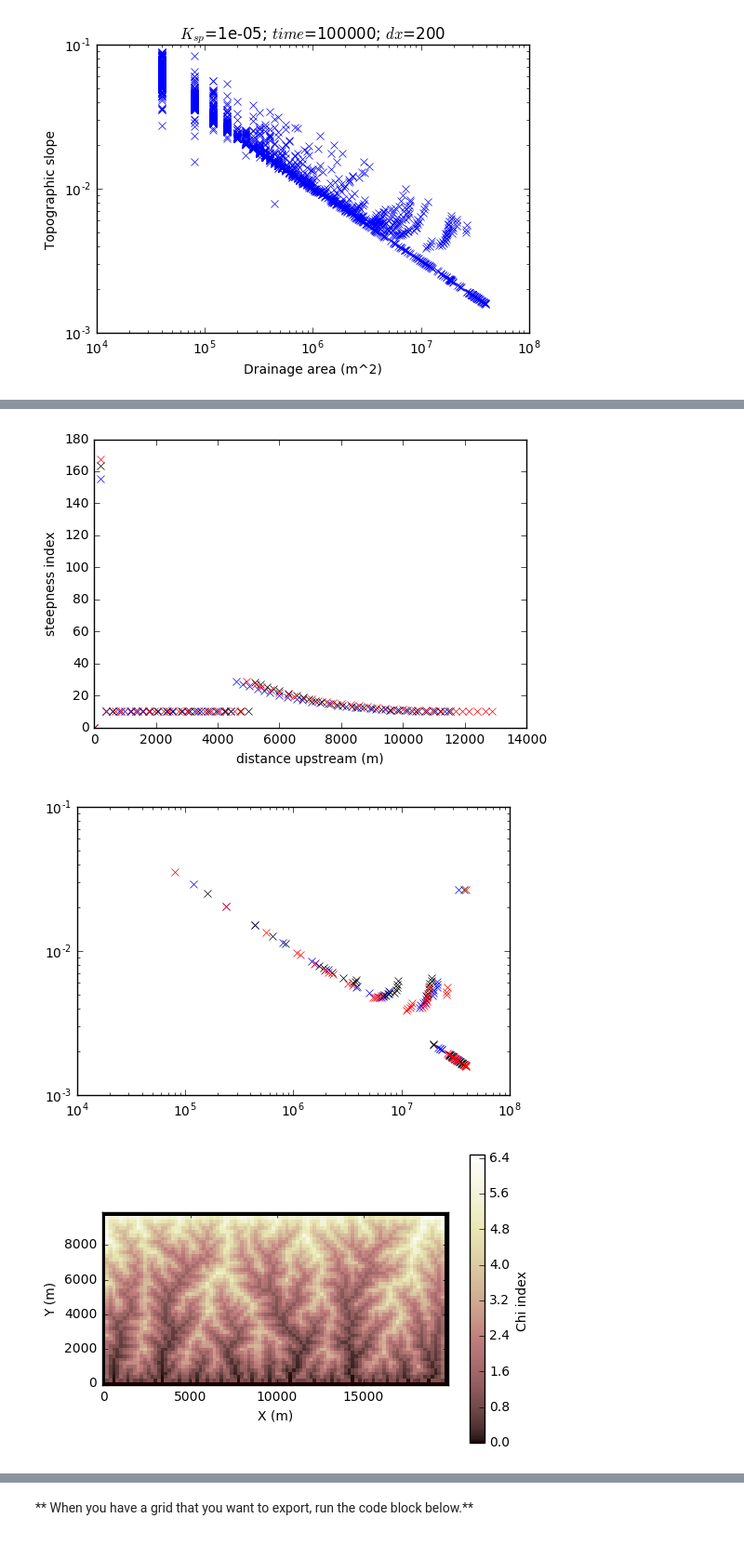
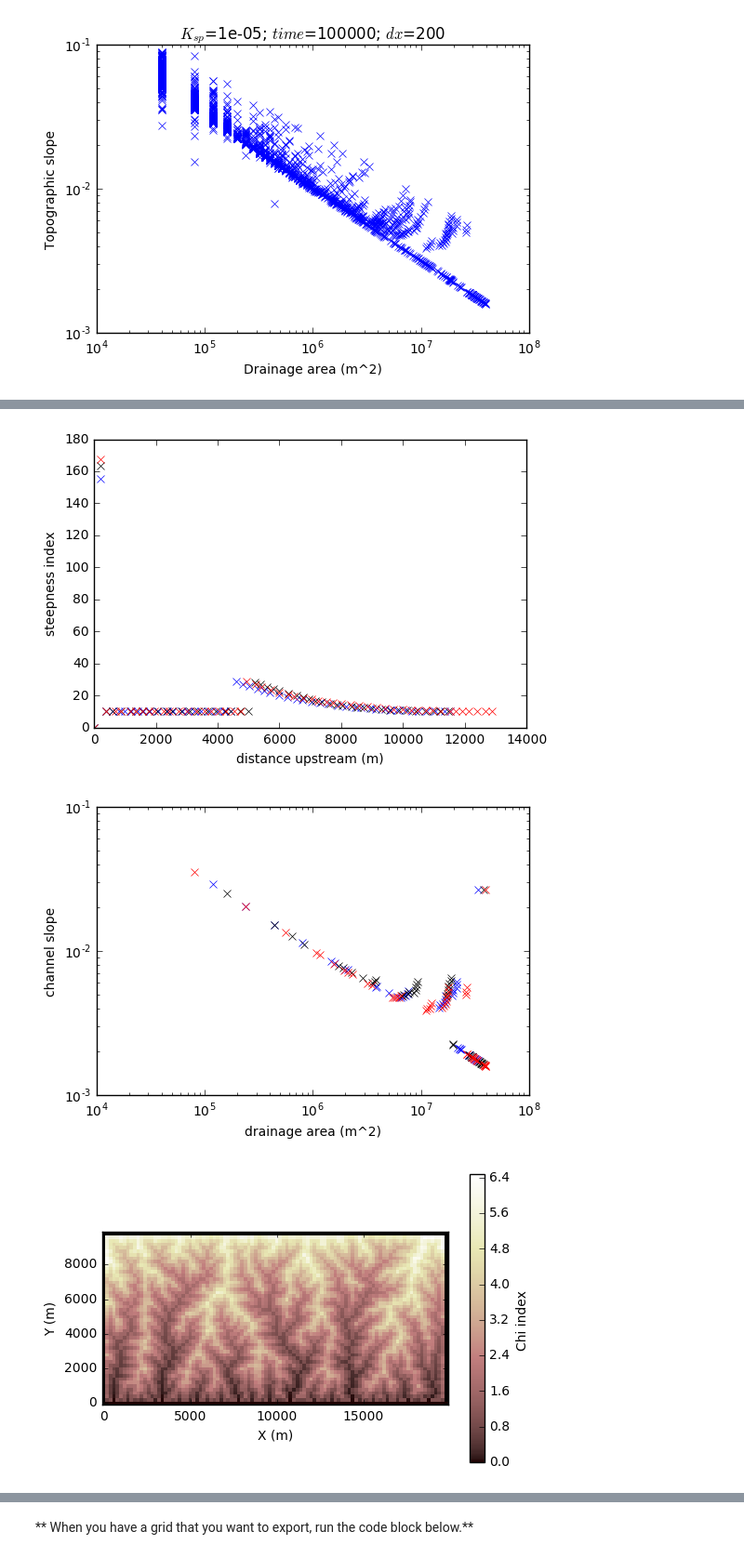
Before and after one commit to landlab/landlab_teaching_tools, a Jupyter notebook: geomorphology_exercises/channels_only_steadystate_and_perturb.ipynb, the cells around one changed output, grey strips where cells are left out. Shown: that part at 93% size. Drawn from its saved outputs; the diff is of its cells as text; code cells hidden in the pictures.

```diff
--- a/geomorphology_exercises/channels_only_steadystate_and_perturb.ipynb
+++ b/geomorphology_exercises/channels_only_steadystate_and_perturb.ipynb
@@ -201,34 +201,36 @@ plt.plot(dists_upstr[2], mg.at_node['channel__chi_index'][profile_IDs[2]], 'r-')
 plt.xlabel('distance upstream (m)')
 plt.ylabel('chi index')
 
 plt.figure(3)
 plt.plot(dists_upstr[0], mg.at_node['channel__steepness_index'][profile_IDs[0]], 'bx')
 plt.plot(dists_upstr[1], mg.at_node['channel__steepness_index'][profile_IDs[1]], 'kx')
 plt.plot(dists_upstr[2], mg.at_node['channel__steepness_index'][profile_IDs[2]], 'rx')
 plt.xlabel('distance upstream (m)')
 plt.ylabel('steepness index')
 
 plt.figure(4)
 plt.loglog(mg.at_node['drainage_area'][profile_IDs[0]],
            mg.at_node['topographic__steepest_slope'][profile_IDs[0]], 'bx')
 plt.loglog(mg.at_node['drainage_area'][profile_IDs[1]],
            mg.at_node['topographic__steepest_slope'][profile_IDs[1]], 'kx')
 plt.loglog(mg.at_node['drainage_area'][profile_IDs[2]],
            mg.at_node['topographic__steepest_slope'][profile_IDs[2]], 'rx')
+plt.xlabel('drainage area (m^2)')
+plt.ylabel('channel slope')
 
 plt.figure(5)
 imshow_grid(mg, 'channel__chi_index', grid_units=('m', 'm'),
                 var_name='Chi index ')
 
 
 plt.figure(6)
 imshow_grid(mg, 'channel__steepness_index', grid_units=('m', 'm'),
                 var_name='Steepness index ')
 # %% [output]
 [figure]
 [figure]
 [figure]
-[figure, old version]
+[figure, new version]
 [figure]
 [figure]
 # %% [markdown]
```
